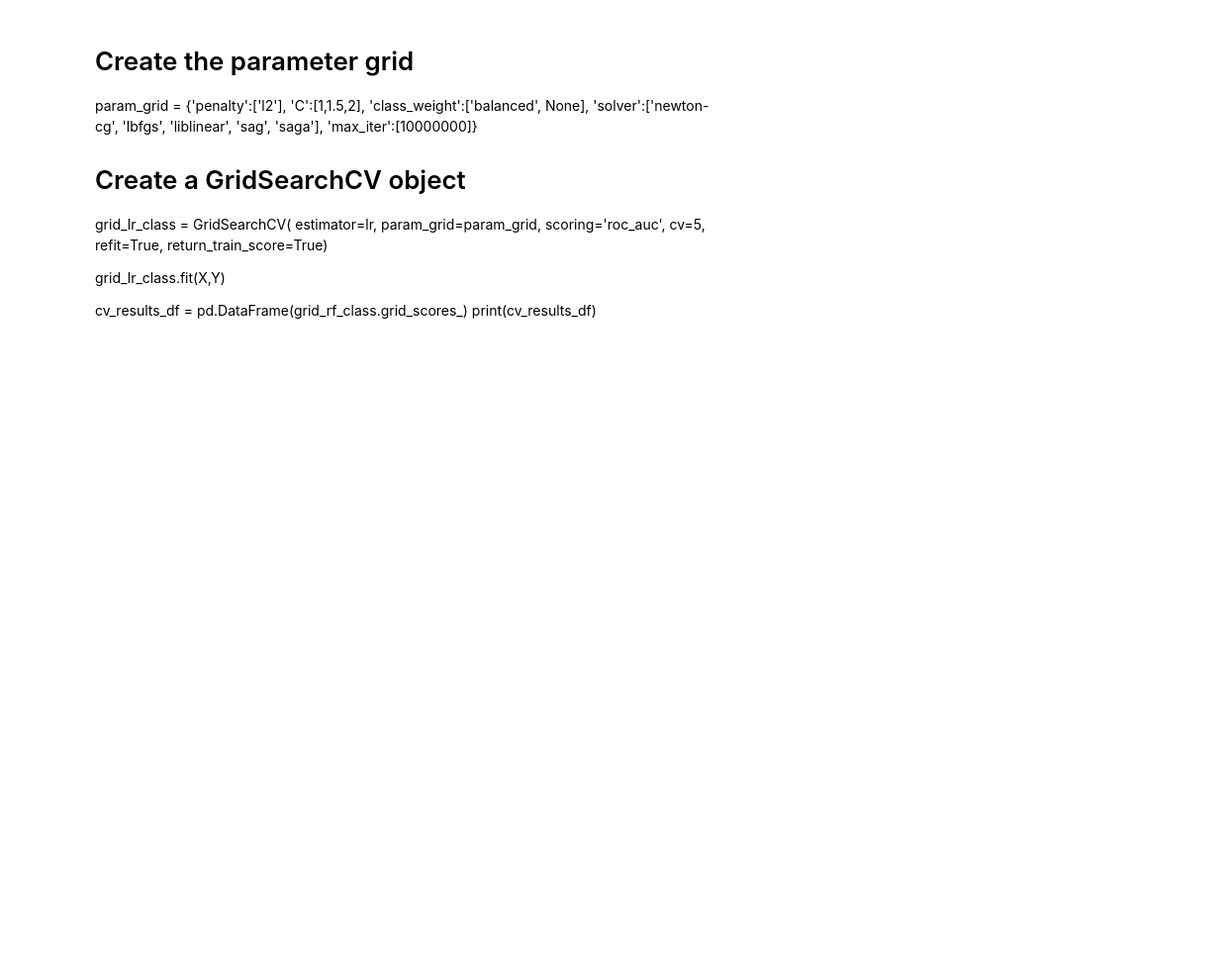
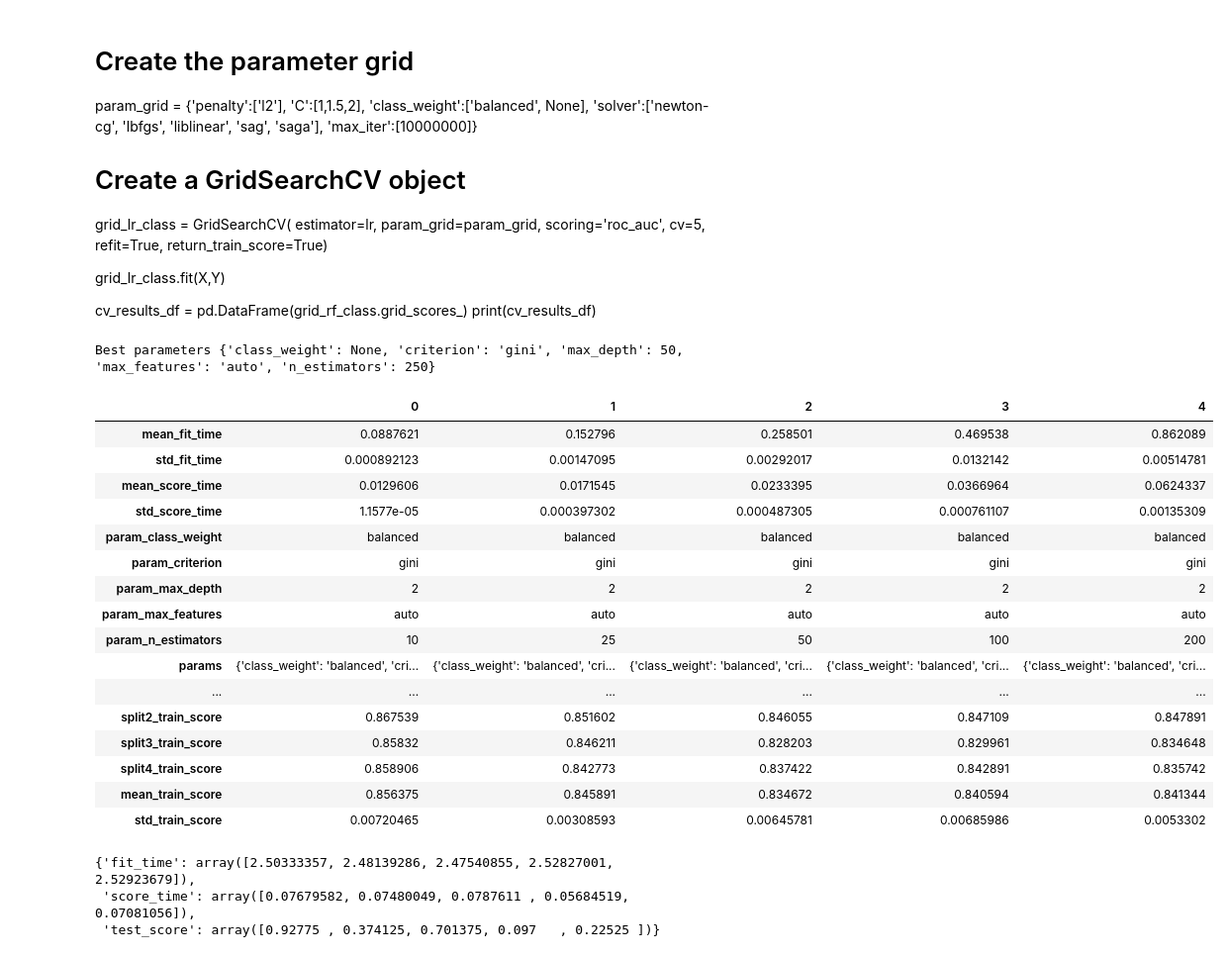
Before and after one commit to zuraiz/Yx7uu1wtuHFB6yhc, a Jupyter notebook: Untitled.ipynb, the cells around one changed output. Shown at 99% size. Saved outputs shown, nothing was run; the diff lists cells and outputs as text; code cells hidden in the pictures; blank space fills up the shorter version.

```diff
--- a/Untitled.ipynb
+++ b/Untitled.ipynb
@@ -176,6 +176,8 @@ grid_lr_class.fit(X,Y)
 
 cv_results_df = pd.DataFrame(grid_rf_class.grid_scores_)
 print(cv_results_df)
+# %%
+X_train, X_test,Y_train, Y_test = train_test_split(X,Y, stratify = Y, random_state = 42, test_size = 0.2)
 # %%
 rfc = RandomForestClassifier(random_state = 42)
 param_grid = {
@@ -188,13 +190,38 @@ param_grid = {
 
 
 GS_rfc = GridSearchCV(estimator=rfc, param_grid=param_grid, cv= 5,refit=True, return_train_score=True)
-GS_rfc.fit(X,Y)
+GS_rfc.fit(X_train, Y_train)
 
 print("Best parameters",GS_rfc.best_params_,"\n")
 
 rf_best = GS_rfc.best_estimator_
+# %% [output]
+Best parameters {'class_weight': None, 'criterion': 'gini', 'max_depth': 50, 'max_features': 'auto', 'n_estimators': 250}
 # %%
-cv_results_df = pd.DataFrame(GS_rfc.grid_scores_)
-print(cv_results_df)
+cv_results_df = pd.DataFrame(GS_rfc.cv_results_)
+cv_results_df.head().T
+# %% [output]
+|  | 0 | 1 | 2 | 3 | 4 |
+| mean_fit_time | 0.0887621 | 0.152796 | 0.258501 | 0.469538 | 0.862089 |
+| std_fit_time | 0.000892123 | 0.00147095 | 0.00292017 | 0.0132142 | 0.00514781 |
+| mean_score_time | 0.0129606 | 0.0171545 | 0.0233395 | 0.0366964 | 0.0624337 |
+| std_score_time | 1.1577e-05 | 0.000397302 | 0.000487305 | 0.000761107 | 0.00135309 |
+| param_class_weight | balanced | balanced | balanced | balanced | balanced |
+| param_criterion | gini | gini | gini | gini | gini |
+| param_max_depth | 2 | 2 | 2 | 2 | 2 |
+| param_max_features | auto | auto | auto | auto | auto |
+| param_n_estimators | 10 | 25 | 50 | 100 | 200 |
+| params | {'class_weight': 'balanced', 'cri... | {'class_weight': 'balanced', 'cri... | {'class_weight': 'balanced', 'cri... | {'class_weight': 'balanced', 'cri... | {'class_weight': 'balanced', 'cri... |
+| ... | ... | ... | ... | ... | ... |
+| split2_train_score | 0.867539 | 0.851602 | 0.846055 | 0.847109 | 0.847891 |
+| split3_train_score | 0.85832 | 0.846211 | 0.828203 | 0.829961 | 0.834648 |
+| split4_train_score | 0.858906 | 0.842773 | 0.837422 | 0.842891 | 0.835742 |
+| mean_train_score | 0.856375 | 0.845891 | 0.834672 | 0.840594 | 0.841344 |
+| std_train_score | 0.00720465 | 0.00308593 | 0.00645781 | 0.00685986 | 0.0053302 |
 # %%
+rf_best = RandomForestClassifier(**GS_rfc.best_params_, random_state = 42)
 cross_validate(rfc,X,Y, cv=5)
+# %% [output]
+{'fit_time': array([2.50333357, 2.48139286, 2.47540855, 2.52827001, 2.52923679]),
+ 'score_time': array([0.07679582, 0.07480049, 0.0787611 , 0.05684519, 0.07081056]),
+ 'test_score': array([0.92775 , 0.374125, 0.701375, 0.097   , 0.22525 ])}
```
